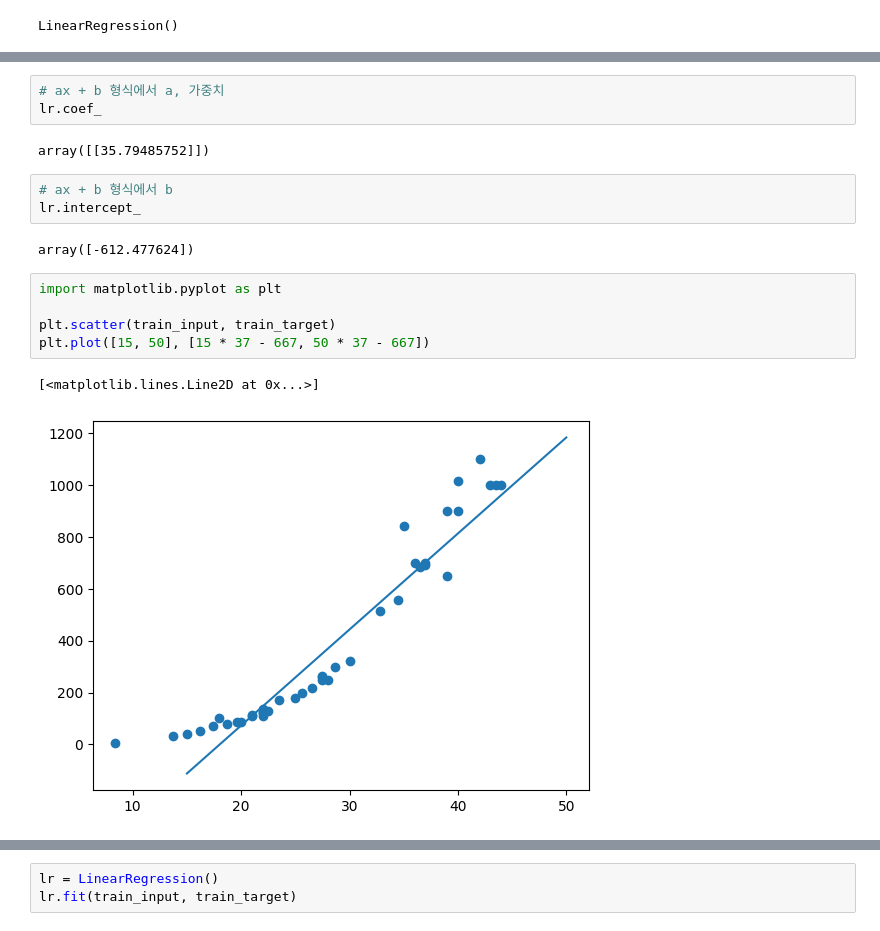
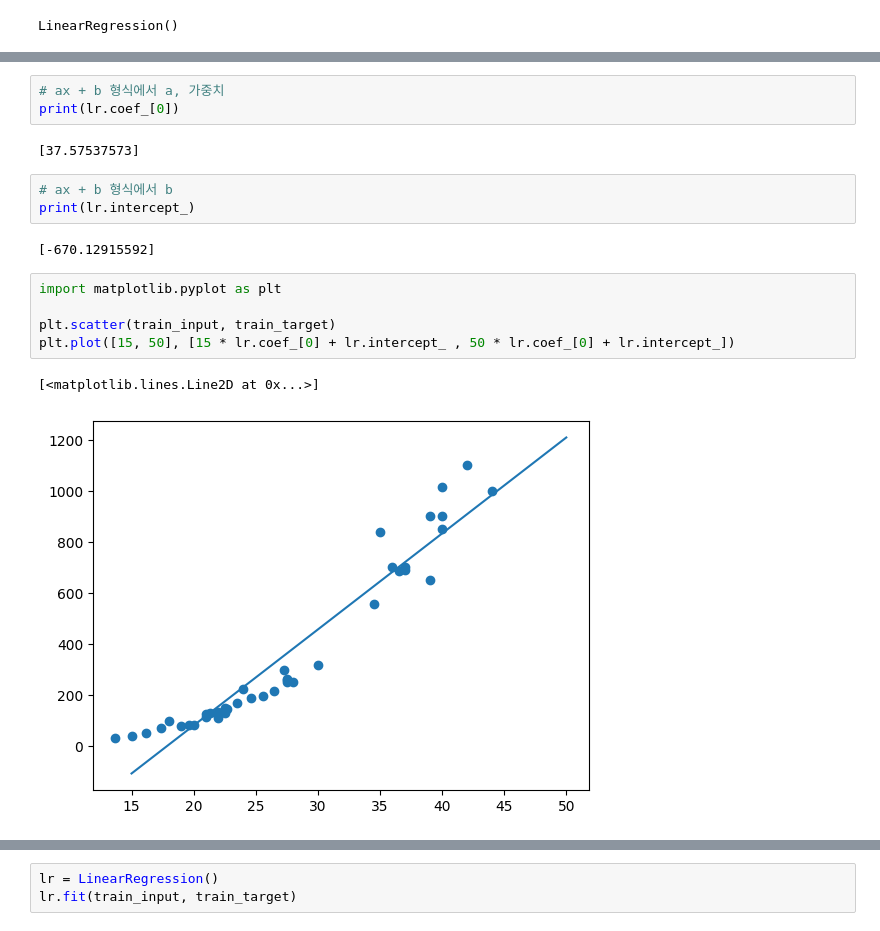
Before and after one commit to seongjin5743/ML, a Jupyter notebook: 3 - 2.ipynb, the cells around one changed output, grey strips where cells are left out. Cells and saved outputs as stored; diff of their text form.

```diff
--- a/3 - 2.ipynb
+++ b/3 - 2.ipynb
@@ -27,21 +32,21 @@ array([[2967.00812759]])
 # %%
 # ax + b 형식에서 a, 가중치
-lr.coef_
+print(lr.coef_[0])
 # %% [output]
-array([[35.79485752]])
+[37.57537573]
 # %%
 # ax + b 형식에서 b
-lr.intercept_
+print(lr.intercept_)
 # %% [output]
-array([-612.477624])
+[-670.12915592]
 # %%
 import matplotlib.pyplot as plt
 
 plt.scatter(train_input, train_target)
-plt.plot([15, 50], [15 * 37 - 667, 50 * 37 - 667])
+plt.plot([15, 50], [15 * lr.coef_[0] + lr.intercept_ , 50 * lr.coef_[0] + lr.intercept_])
 # %% [output]
 [<matplotlib.lines.Line2D at 0x...>]
-[figure, old version]
+[figure, new version]
 # %%
 print(lr.score(train_input, train_target))
 print(lr.score(test_input, test_target))
```
Also changed, not shown: parts of 13 cells of this notebook, 2 other files.
